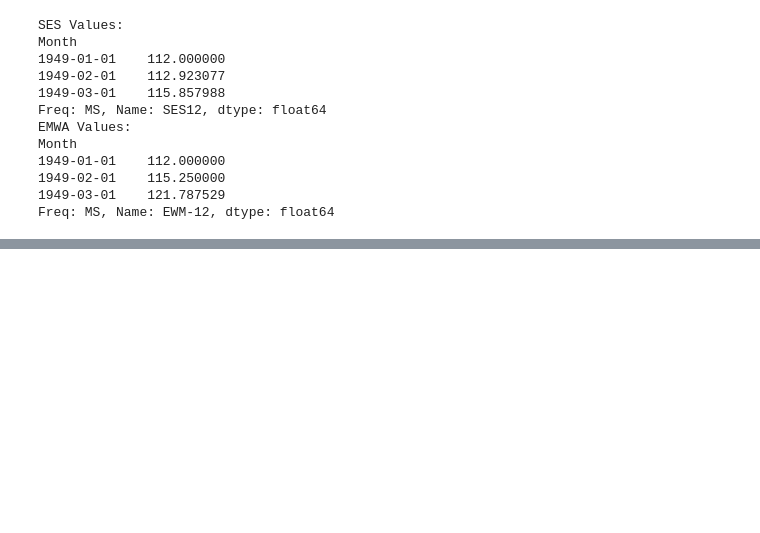
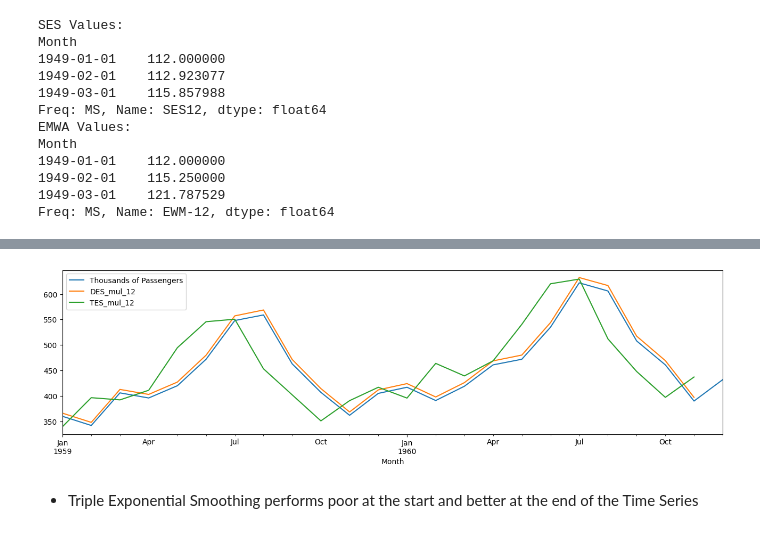
Before and after one commit to Volscente/TimeWarpForecast, a Jupyter notebook: notebooks/code_utils/statsmodels_code_utils.ipynb, the cells around one changed output, grey strips where cells are left out. Cells and saved outputs as stored; diff of their text form; code cells hidden in the pictures; blank space fills up the shorter version.

```diff
--- a/notebooks/code_utils/statsmodels_code_utils.ipynb
+++ b/notebooks/code_utils/statsmodels_code_utils.ipynb
@@ -138,0 +191,8 @@ Freq: MS, Name: EWM-12, dtype: float64
+# %%
+_ = passengers_dataset[['Thousands of Passengers',
+                        'DES_mul_12',
+                        'TES_mul_12']].iloc[-24:].plot(figsize=(16, 4))
+# %% [output]
+[figure, added]
+# %% [markdown]
+- Triple Exponential Smoothing performs poor at the start and better at the end of the Time Series
```
Also changed, not shown: parts of 11 cells of this notebook, 2 other files.
